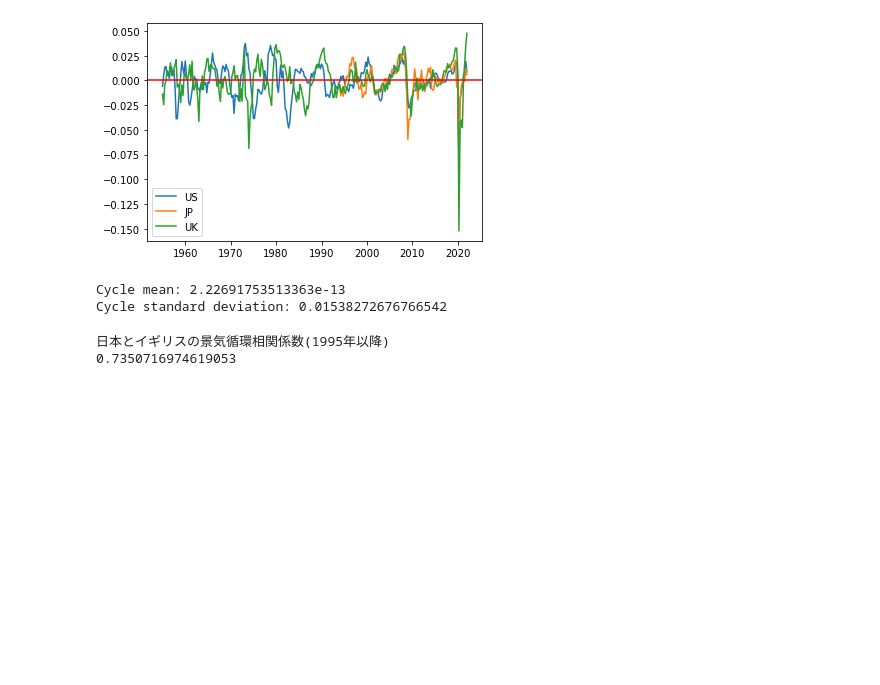
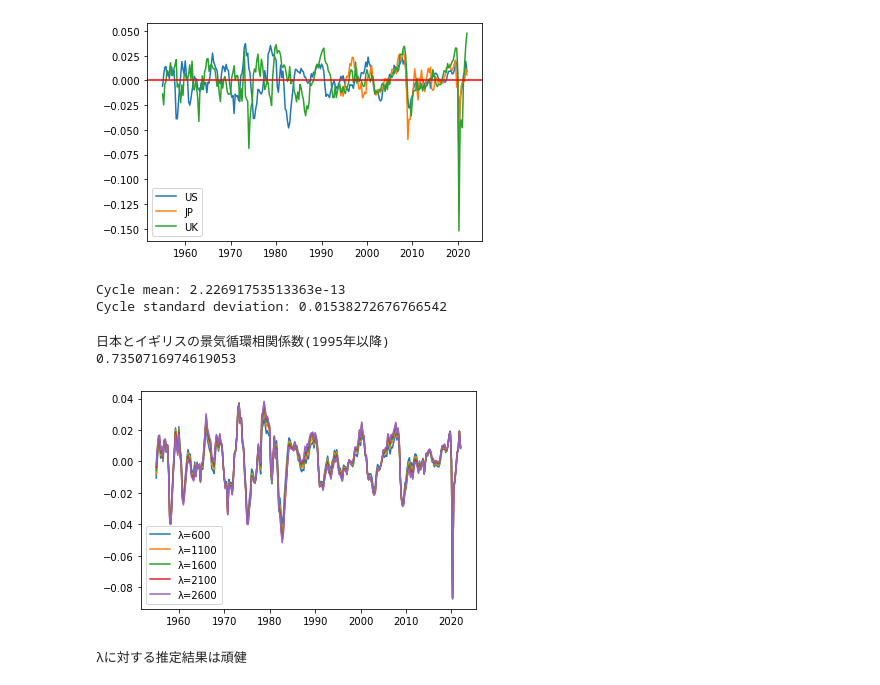
Before and after one commit to YMataki/Qmacro2024, a Jupyter notebook: 1-Business-cycle/提出コード.ipynb, the cells around one changed output. Drawn from its saved outputs; the diff is of its cells as text; code cells hidden in the pictures; blank space fills up the shorter version.

```diff
--- a/1-Business-cycle/提出コード.ipynb
+++ b/1-Business-cycle/提出コード.ipynb
@@ -138,3 +138,25 @@ print(correlation_coefficient)
 # %% [output]
 日本とイギリスの景気循環相関係数(1995年以降)
 0.7350716974619053
+# %%
+#λごとで推定結果はどのように変化するのか？
+# 米国のデータを使用
+# λを500ごとに変えて5つデータを作成
+cycle1, trend1 = sm.tsa.filters.hpfilter(log_gdp, lamb=600)
+cycle2, trend2 = sm.tsa.filters.hpfilter(log_gdp, lamb=1100)
+cycle3, trend3 = sm.tsa.filters.hpfilter(log_gdp, lamb=1600)
+cycle4, trend4 = sm.tsa.filters.hpfilter(log_gdp, lamb=2100)
+cycle5, trend5 = sm.tsa.filters.hpfilter(log_gdp, lamb=2600)
+# Plot the cycle component
+plt.plot(cycle1, label="λ=600")
+plt.plot(cycle2, label="λ=1100")
+plt.plot(cycle3, label="λ=1600")
+plt.plot(cycle4, label="λ=2100")
+plt.plot(cycle5, label="λ=2600")
+# Add a legend and show the plot
+plt.legend()
+plt.show()
+print("λに対する推定結果は頑健")
+# %% [output]
+[figure, added]
+λに対する推定結果は頑健
```
